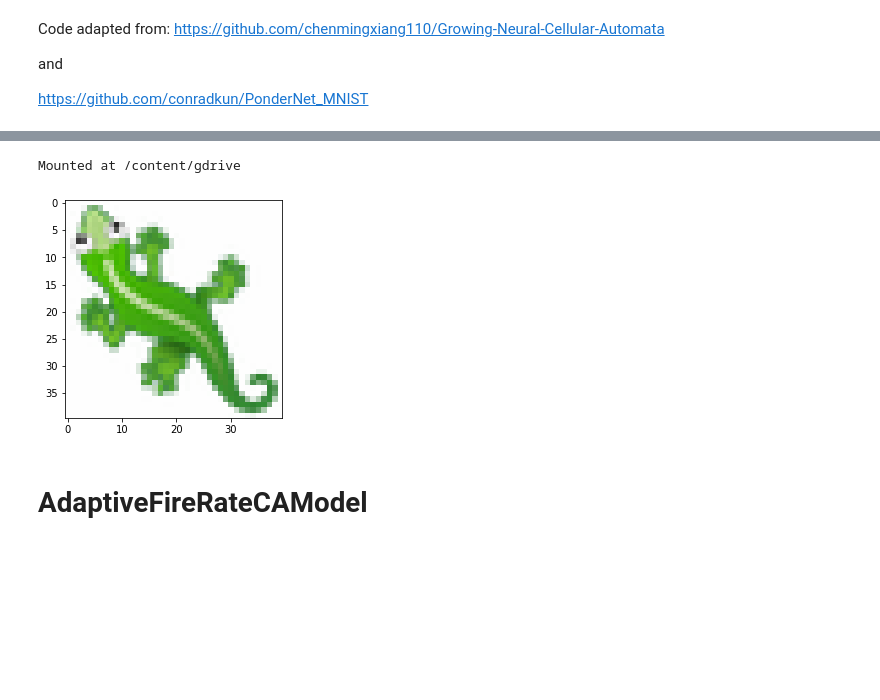
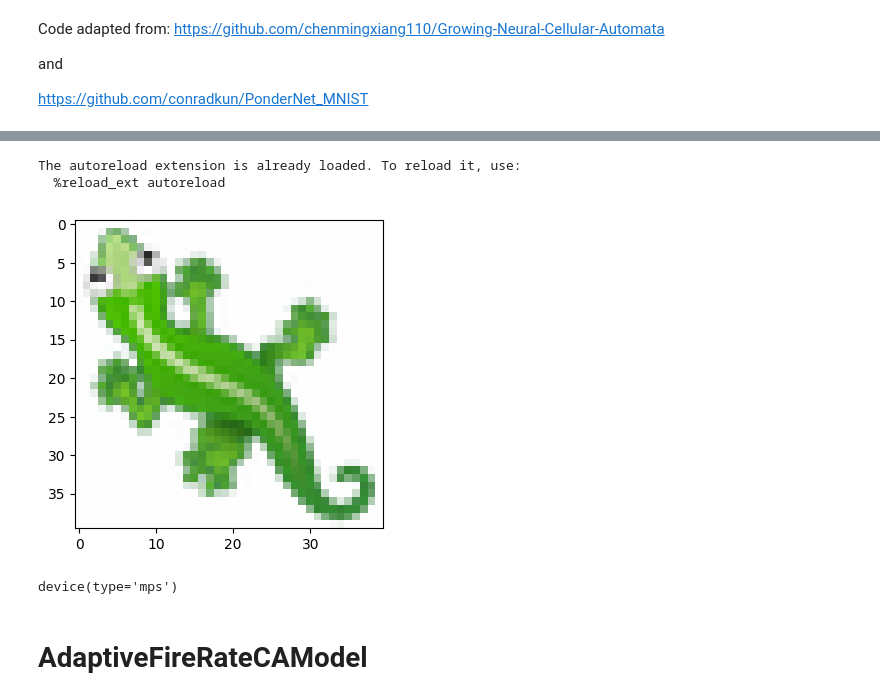
Before and after one commit to andrecharneca/Adaptive-Neural-Cellular-Automata, a Jupyter notebook: training.ipynb, the cells around one changed output, grey strips where cells are left out. Saved outputs shown, nothing was run; the diff lists cells and outputs as text; code cells hidden in the pictures; blank space fills up the shorter version.

```diff
--- a/training.ipynb
+++ b/training.ipynb
@@ -17,12 +24,8 @@ Python 3.7.15
 %load_ext autoreload
 %autoreload 2
 
-from google.colab import drive
-drive.mount('/content/gdrive')
 import sys
 import os
-cwd = "/content/gdrive/MyDrive/EPFL/Adaptive_Neural_Cellular_Automata/Growing-Neural-Cellular-Automata-Pytorch/"
-sys.path.append(cwd)
 import time
 import imageio
 
@@ -46,10 +49,11 @@ from lib.utils_vis import SamplePool, to_alpha, to_rgb, get_living_mask, make_se
 from lib.utils import debug
 from lib.losses import ReconstructionLoss, RegularizationLoss, ReconstructionLoss_AdaptFireRate, RegularizationLoss_AdaptFireRate
 # %% [output]
-Mounted at /content/gdrive
+The autoreload extension is already loaded. To reload it, use:
+  %reload_ext autoreload
 # %%
 #@title Utils
-def load_emoji(index, path=cwd+"data/emoji.png"):
+def load_emoji(index, path="data/emoji.png"):
     im = imageio.imread(path)
     emoji = np.array(im[:, index*40:(index+1)*40].astype(np.float32))
     emoji /= 255.0
@@ -201,7 +205,7 @@ def animate_steps(*arr_steps, colorbar_plots=None, interval=40):
   return HTML(anim.to_html5_video())
 # %%
 #@title Params
-device = torch.device('cuda' if torch.cuda.is_available() else 'cpu')
+device = torch.device('cuda' if torch.cuda.is_available() else 'mps' if torch.backends.mps.is_available() else 'cpu')
 
 torch.backends.cudnn.benchmark = True # Speeds up stuff
 torch.backends.cudnn.enabled = True
@@ -215,34 +219,38 @@ lr_gamma = 0.9999 ###currently not used
 betas = (0.5, 0.5)
 n_epoch = 4000
 
 BATCH_SIZE = 4###8
 POOL_SIZE = 1024
 CELL_FIRE_RATE = 0.5
 
 TARGET_EMOJI = 0 #@param "🦎"
 EMOJI_NAME = "Lizard"
 EXPERIMENT_TYPE = "Growing"
 EXPERIMENT_MAP = {"Growing":0, "Persistent":1, "Regenerating":2}
 EXPERIMENT_N = EXPERIMENT_MAP[EXPERIMENT_TYPE]
 
 USE_PATTERN_POOL = [0, 1, 1][EXPERIMENT_N]
 DAMAGE_N = [0, 0, 3][EXPERIMENT_N]  # Number of patterns to damage in a batch
 
 
 ## PonderNet Params ##
 IMG_SIZE = 72       # final padded image side length
 LAMBDA_P = 5/6      # reasonable 1/expected_steps
 
 MAX_STEPS = 100
 BETA = 0.01         # regularization param
 
 
 target_img = load_emoji(TARGET_EMOJI)
 plt.figure(figsize=(4,4))
 plt.imshow(to_rgb(target_img))
 plt.show()
 # %% [output]
-[figure, old version]
+[figure, new version]
+# %%
+device
+# %% [output]
+device(type='mps')
 # %% [markdown]
 # AdaptiveFireRateCAModel
 # %%
```
Also changed, not shown: parts of 4 cells of this notebook, 1 other file.
